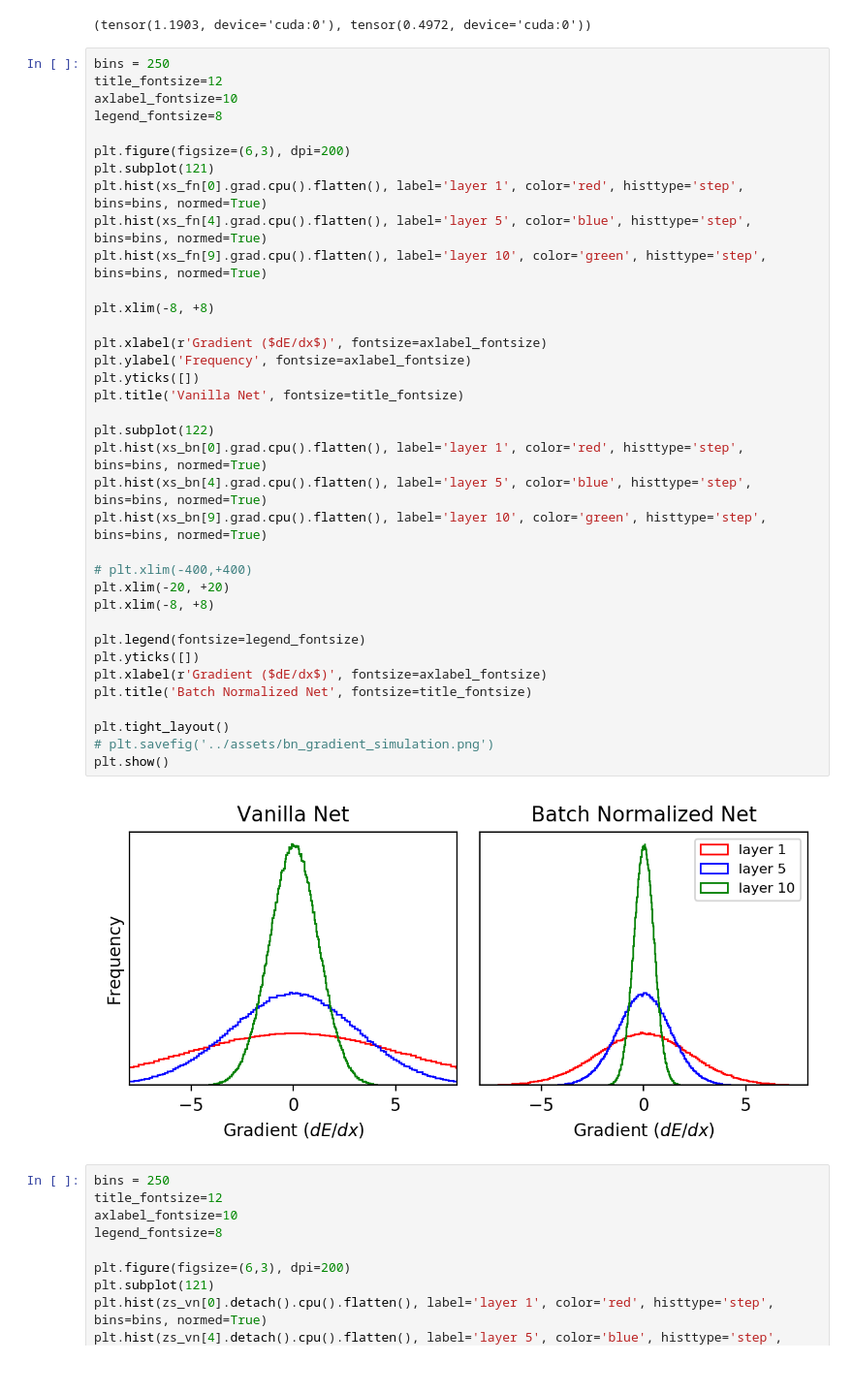
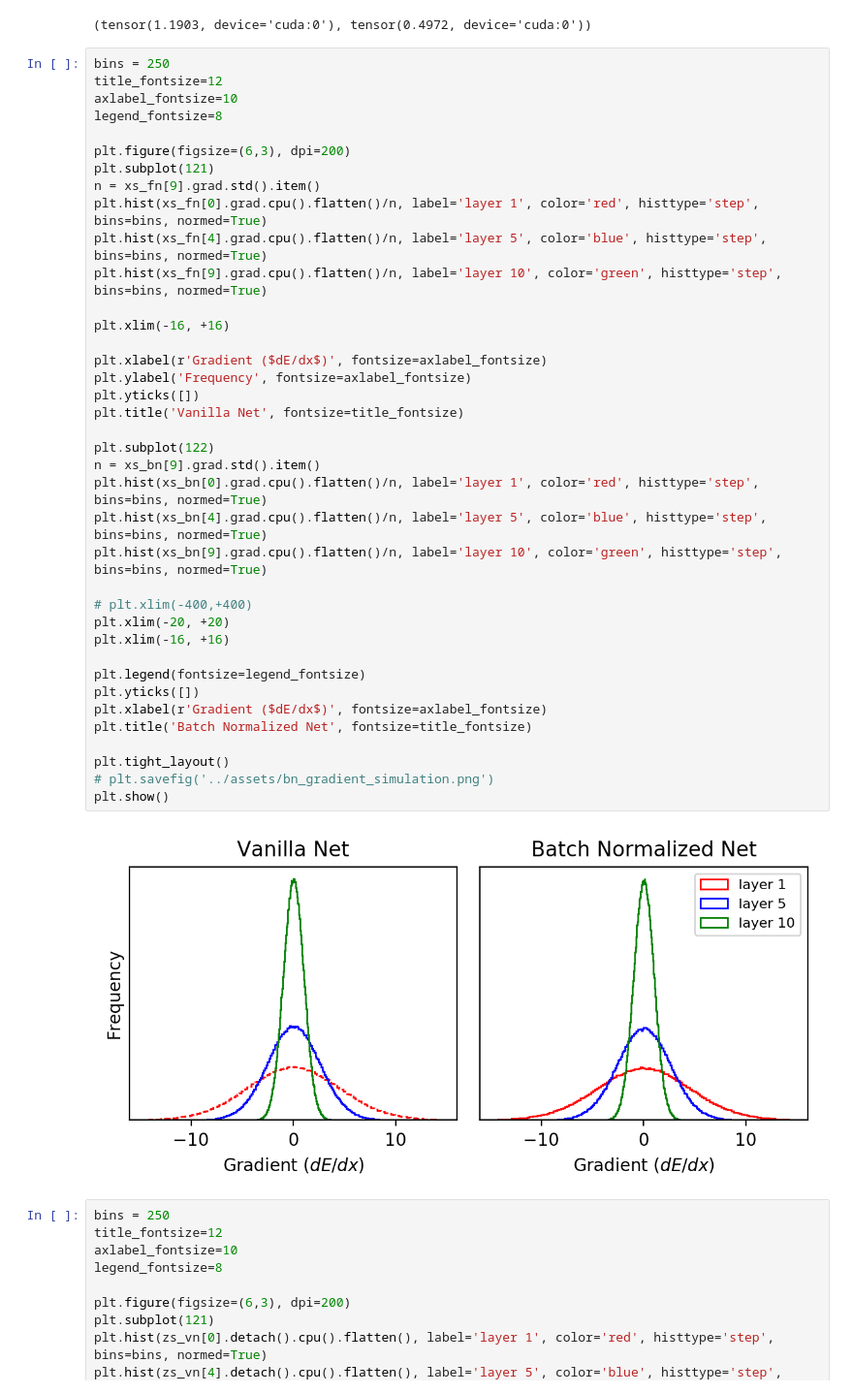
Before and after one commit to KyleLuther/kyleluther.github.io, a Jupyter notebook: code/Untitled.ipynb, the cells around one changed output. Shown at 97% size. Cells and saved outputs as stored; diff of their text form.

```diff
--- a/code/Untitled.ipynb
+++ b/code/Untitled.ipynb
@@ -171,41 +171,43 @@ xs_fn[9].grad.std(), xs_bn[9].grad.std()
 # %%
 bins = 250
 title_fontsize=12
 axlabel_fontsize=10
 legend_fontsize=8
 
 plt.figure(figsize=(6,3), dpi=200)
 plt.subplot(121)
-plt.hist(xs_fn[0].grad.cpu().flatten(), label='layer 1', color='red', histtype='step', bins=bins, normed=True)
-plt.hist(xs_fn[4].grad.cpu().flatten(), label='layer 5', color='blue', histtype='step', bins=bins, normed=True)
-plt.hist(xs_fn[9].grad.cpu().flatten(), label='layer 10', color='green', histtype='step', bins=bins, normed=True)
+n = xs_fn[9].grad.std().item()
+plt.hist(xs_fn[0].grad.cpu().flatten()/n, label='layer 1', color='red', histtype='step', bins=bins, normed=True)
+plt.hist(xs_fn[4].grad.cpu().flatten()/n, label='layer 5', color='blue', histtype='step', bins=bins, normed=True)
+plt.hist(xs_fn[9].grad.cpu().flatten()/n, label='layer 10', color='green', histtype='step', bins=bins, normed=True)
 
-plt.xlim(-8, +8)
+plt.xlim(-16, +16)
 
 plt.xlabel(r'Gradient ($dE/dx$)', fontsize=axlabel_fontsize)
 plt.ylabel('Frequency', fontsize=axlabel_fontsize)
 plt.yticks([])
 plt.title('Vanilla Net', fontsize=title_fontsize)
 
 plt.subplot(122)
-plt.hist(xs_bn[0].grad.cpu().flatten(), label='layer 1', color='red', histtype='step', bins=bins, normed=True)
-plt.hist(xs_bn[4].grad.cpu().flatten(), label='layer 5', color='blue', histtype='step', bins=bins, normed=True)
-plt.hist(xs_bn[9].grad.cpu().flatten(), label='layer 10', color='green', histtype='step', bins=bins, normed=True)
+n = xs_bn[9].grad.std().item()
+plt.hist(xs_bn[0].grad.cpu().flatten()/n, label='layer 1', color='red', histtype='step', bins=bins, normed=True)
+plt.hist(xs_bn[4].grad.cpu().flatten()/n, label='layer 5', color='blue', histtype='step', bins=bins, normed=True)
+plt.hist(xs_bn[9].grad.cpu().flatten()/n, label='layer 10', color='green', histtype='step', bins=bins, normed=True)
 
 # plt.xlim(-400,+400)
 plt.xlim(-20, +20)
-plt.xlim(-8, +8)
+plt.xlim(-16, +16)
 
 plt.legend(fontsize=legend_fontsize)
 plt.yticks([])
 plt.xlabel(r'Gradient ($dE/dx$)', fontsize=axlabel_fontsize)
 plt.title('Batch Normalized Net', fontsize=title_fontsize)
 
 plt.tight_layout()
 # plt.savefig('../assets/bn_gradient_simulation.png')
 plt.show()
 # %% [output]
-[figure, old version]
+[figure, new version]
 # %%
 bins = 250
 title_fontsize=12
```
Also changed, not shown: parts of 6 cells of this notebook, 2 other files.
